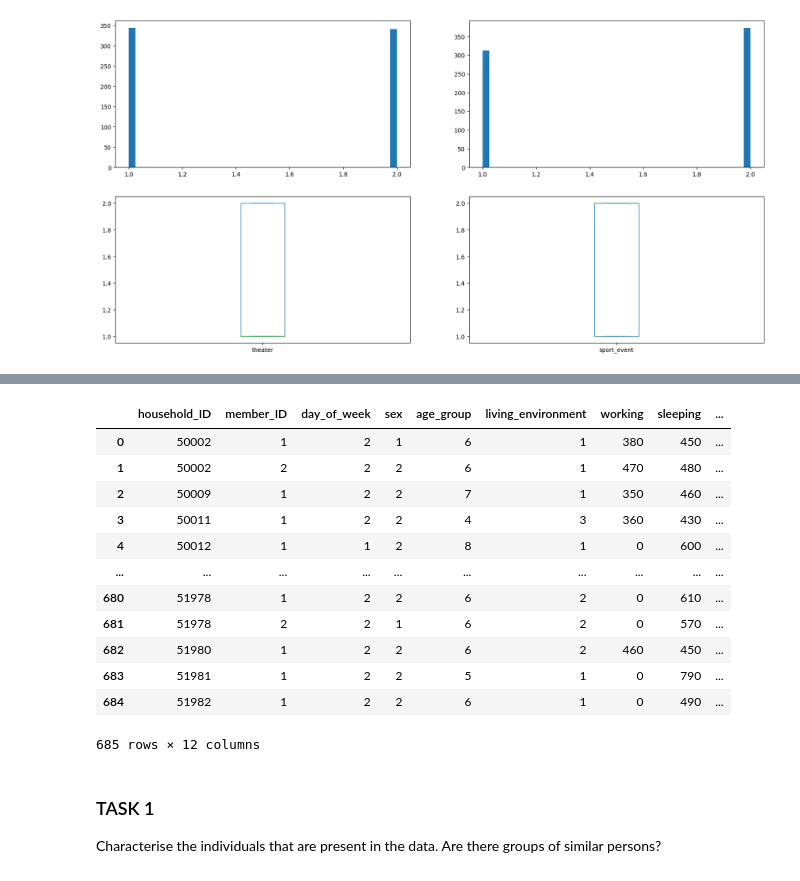
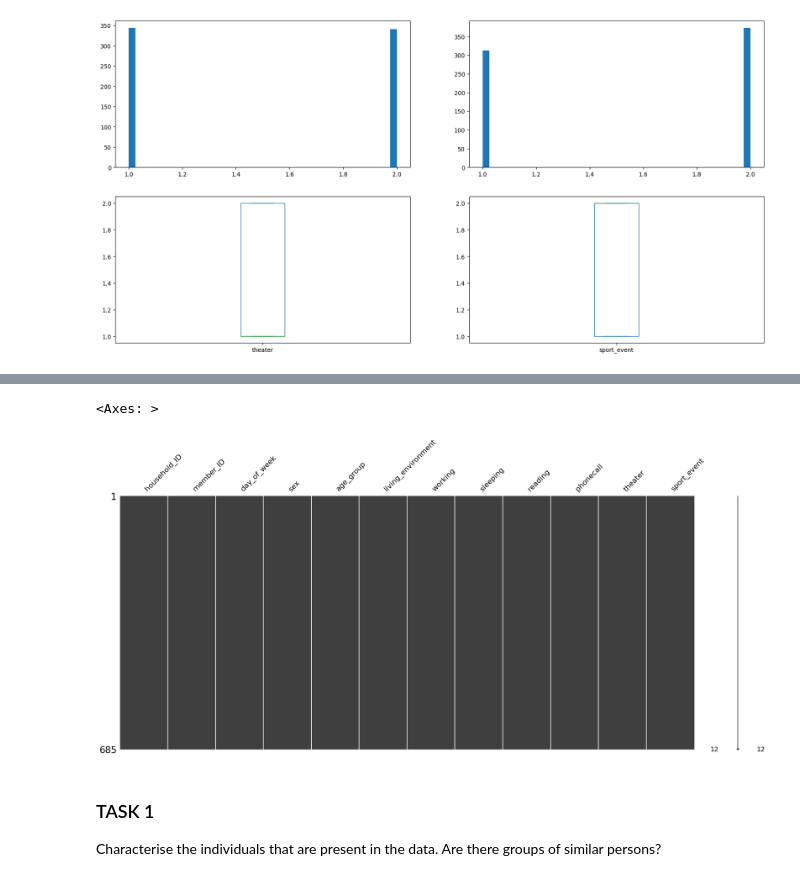
Before and after one commit to heinohen/household_habits_SDA, a Jupyter notebook: habits.ipynb, the cells around one changed output, grey strips where cells are left out. Drawn from its saved outputs; the diff is of its cells as text; code cells hidden in the pictures.

```diff
--- a/habits.ipynb
+++ b/habits.ipynb
@@ -346,21 +342,11 @@ df_cleaned.describe()
 # %%
 df_xys = df_cleaned.reset_index()
 df_done = df_xys[df_columns]
 df_done
+msno.matrix(df_done)
 # %% [output]
-|  | household_ID | member_ID | day_of_week | sex | age_group | living_environment | working | sleeping | ... |
-| 0 | 50002 | 1 | 2 | 1 | 6 | 1 | 380 | 450 | ... |
-| 1 | 50002 | 2 | 2 | 2 | 6 | 1 | 470 | 480 | ... |
-| 2 | 50009 | 1 | 2 | 2 | 7 | 1 | 350 | 460 | ... |
-| 3 | 50011 | 1 | 2 | 2 | 4 | 3 | 360 | 430 | ... |
-| 4 | 50012 | 1 | 1 | 2 | 8 | 1 | 0 | 600 | ... |
-| ... | ... | ... | ... | ... | ... | ... | ... | ... | ... |
-| 680 | 51978 | 1 | 2 | 2 | 6 | 2 | 0 | 610 | ... |
-| 681 | 51978 | 2 | 2 | 1 | 6 | 2 | 0 | 570 | ... |
-| 682 | 51980 | 1 | 2 | 2 | 6 | 2 | 460 | 450 | ... |
-| 683 | 51981 | 1 | 2 | 2 | 5 | 1 | 0 | 790 | ... |
-| 684 | 51982 | 1 | 2 | 2 | 6 | 1 | 0 | 490 | ... |
-685 rows × 12 columns
+<Axes: >
+[figure, added]
 # %% [markdown]
 ### TASK 1
 
```
Also changed, not shown: parts of 28 cells of this notebook.
